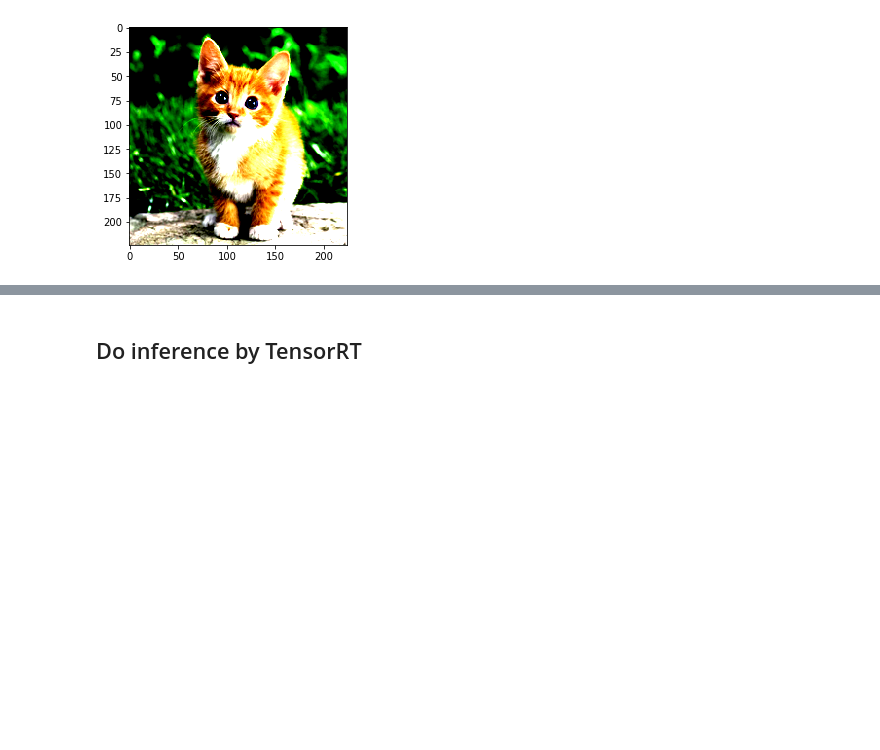
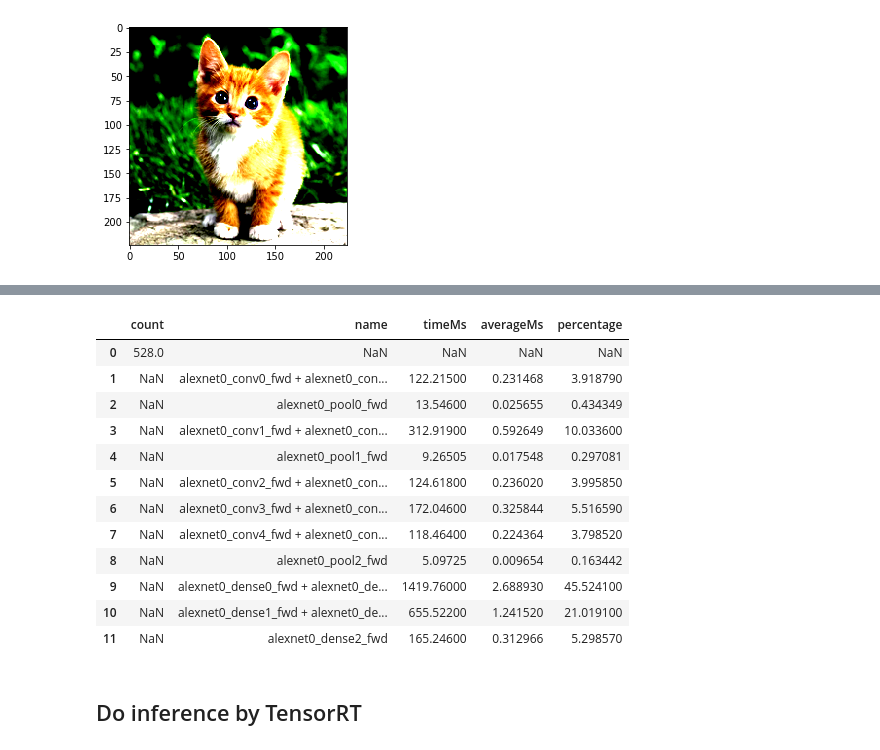
Before and after one commit to MACNICA-CLAVIS-NV/onnx2trt, a Jupyter notebook: onnx2trt.ipynb, the cells around one changed output, grey strips where cells are left out. Drawn from its saved outputs; the diff is of its cells as text; code cells hidden in the pictures; blank space fills up the shorter version.

```diff
--- a/onnx2trt.ipynb
+++ b/onnx2trt.ipynb
@@ -2,0 +16,10 @@
+# %%
+onnx_file = 'alexnet.onnx'
+os.environ['ONNX_FILE'] = onnx_file
+
+f = os.path.splitext(os.path.basename(onnx_file))[0]
+engine_file = f + '.trt'
+os.environ['ENGINE_FILE'] = engine_file
+
+profile_file = 'profile.json'
+os.environ['PROFILE_FILE'] = profile_file
@@ -84,3 +119,19 @@ ONNX model file: alexnet.onnx
+# %%
+pd.read_json(profile_file)
+# %% [output]
+|  | count | name | timeMs | averageMs | percentage |
+| 0 | 528.0 | NaN | NaN | NaN | NaN |
+| 1 | NaN | alexnet0_conv0_fwd + alexnet0_con... | 122.21500 | 0.231468 | 3.918790 |
+| 2 | NaN | alexnet0_pool0_fwd | 13.54600 | 0.025655 | 0.434349 |
+| 3 | NaN | alexnet0_conv1_fwd + alexnet0_con... | 312.91900 | 0.592649 | 10.033600 |
+| 4 | NaN | alexnet0_pool1_fwd | 9.26505 | 0.017548 | 0.297081 |
+| 5 | NaN | alexnet0_conv2_fwd + alexnet0_con... | 124.61800 | 0.236020 | 3.995850 |
+| 6 | NaN | alexnet0_conv3_fwd + alexnet0_con... | 172.04600 | 0.325844 | 5.516590 |
+| 7 | NaN | alexnet0_conv4_fwd + alexnet0_con... | 118.46400 | 0.224364 | 3.798520 |
+| 8 | NaN | alexnet0_pool2_fwd | 5.09725 | 0.009654 | 0.163442 |
+| 9 | NaN | alexnet0_dense0_fwd + alexnet0_de... | 1419.76000 | 2.688930 | 45.524100 |
+| 10 | NaN | alexnet0_dense1_fwd + alexnet0_de... | 655.52200 | 1.241520 | 21.019100 |
+| 11 | NaN | alexnet0_dense2_fwd | 165.24600 | 0.312966 | 5.298570 |
 # %% [markdown]
 ## Do inference by TensorRT
 # %% [markdown]
```
Also changed, not shown: parts of 15 cells of this notebook, 1 other file.
